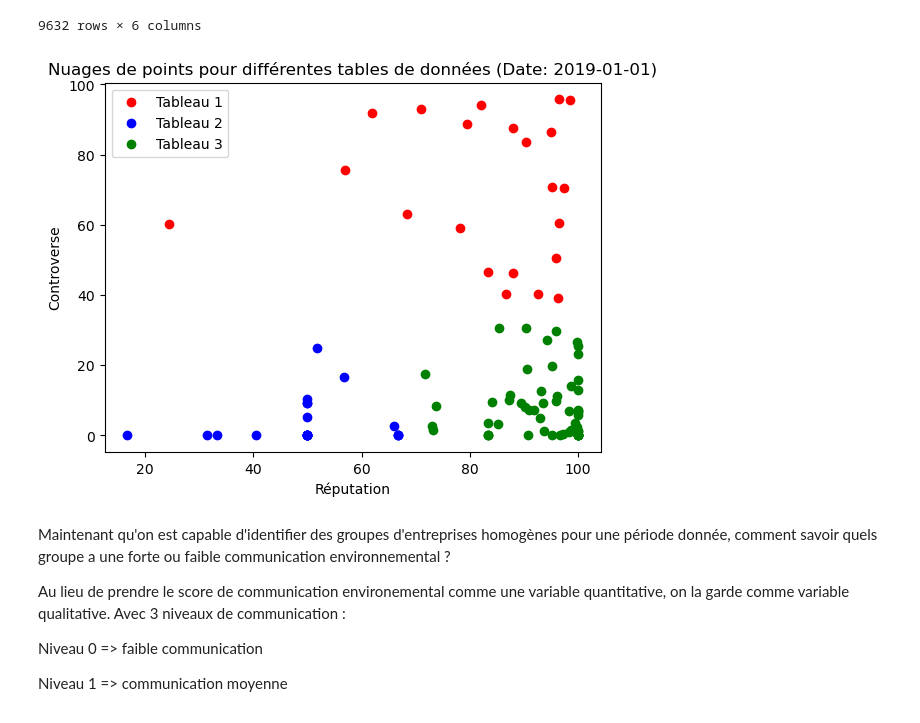
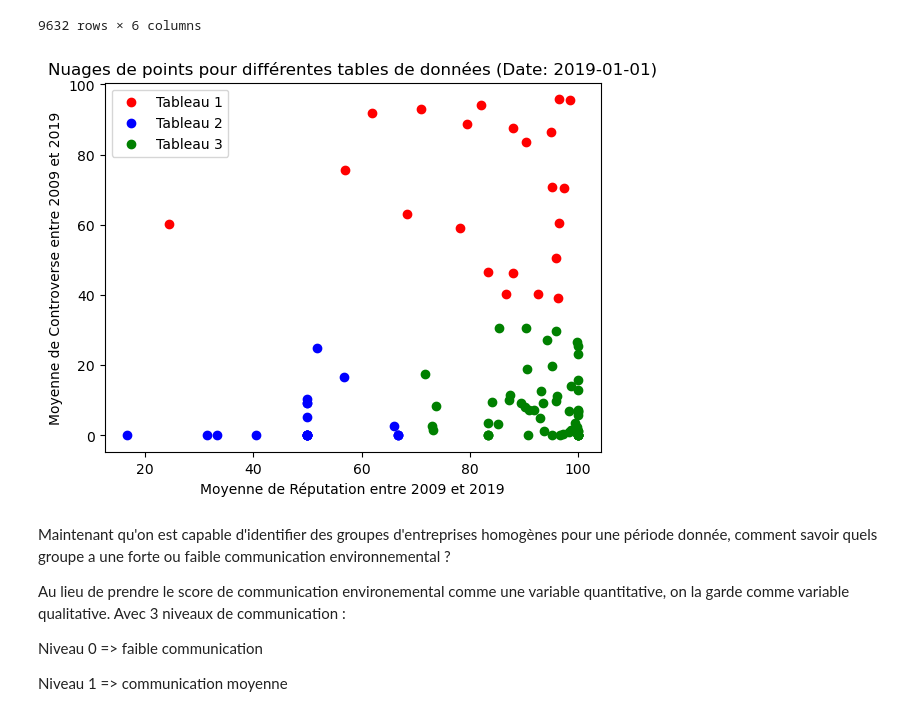
Before and after one commit to tgarnier067/Stat_app, a Jupyter notebook: Clustering.ipynb, the cells around one changed output. Saved outputs shown, nothing was run; the diff lists cells and outputs as text; code cells hidden in the pictures.

```diff
--- a/Clustering.ipynb
+++ b/Clustering.ipynb
@@ -425,27 +435,27 @@ df_cluster_3
 # %%
 import pandas as pd
 import matplotlib.pyplot as plt
 
 # Filtrer les données pour la date spécifiée (2019-01-01)
 df_cluster_1_filtered = df_cluster_1[df_cluster_1['Date'] == '2019-01-01']
 df_cluster_2_filtered = df_cluster_2[df_cluster_2['Date'] == '2019-01-01']
 df_cluster_3_filtered = df_cluster_3[df_cluster_3['Date'] == '2019-01-01']
 
 # Afficher les nuages de points avec des couleurs différentes
 plt.scatter(df_cluster_1_filtered['PFL'], df_cluster_1_filtered['Controverse'], color='red', label='Tableau 1')
 plt.scatter(df_cluster_2_filtered['PFL'], df_cluster_2_filtered['Controverse'], color='blue', label='Tableau 2')
 plt.scatter(df_cluster_3_filtered['PFL'], df_cluster_3_filtered['Controverse'], color='green', label='Tableau 3')
 
 # Ajouter les légendes et les titres
 plt.legend()
-plt.xlabel('Réputation')
-plt.ylabel('Controverse')
+plt.xlabel('Moyenne de Réputation entre 2009 et 2019')
+plt.ylabel('Moyenne de Controverse entre 2009 et 2019')
 plt.title('Nuages de points pour différentes tables de données (Date: 2019-01-01)')
 
 # Afficher le graphe
 plt.show()
 # %% [output]
-[figure, old version]
+[figure, new version]
 # %% [markdown]
 Maintenant qu'on est capable d'identifier des groupes d'entreprises homogènes pour une période donnée, comment savoir quels groupe a une forte ou faible communication environnemental ?
 
```
Also changed, not shown: parts of 3 cells of this notebook.
